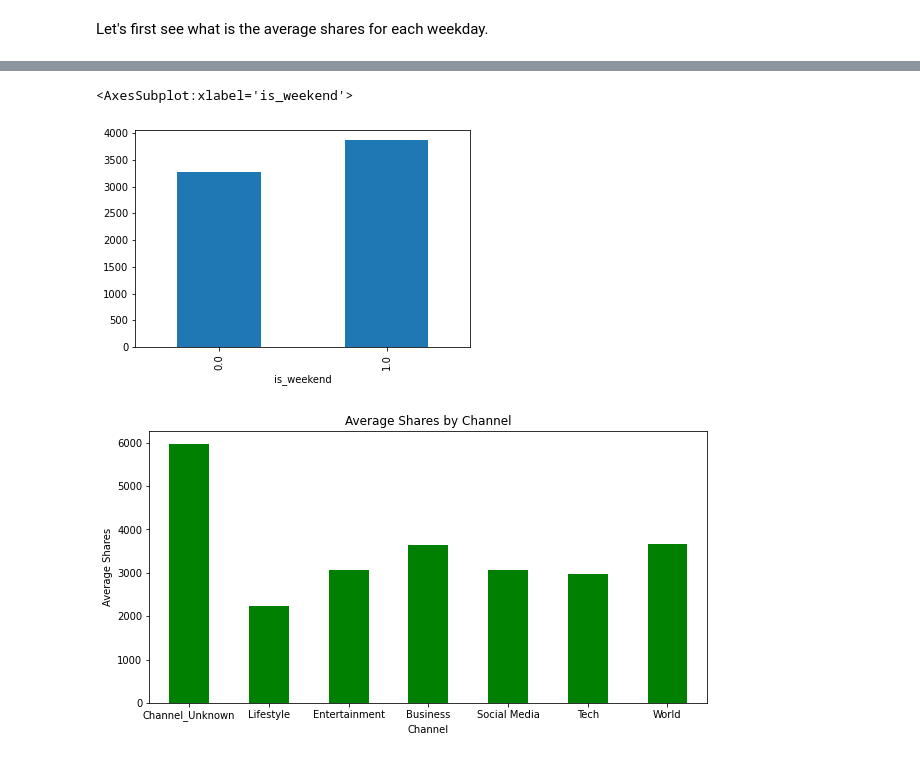
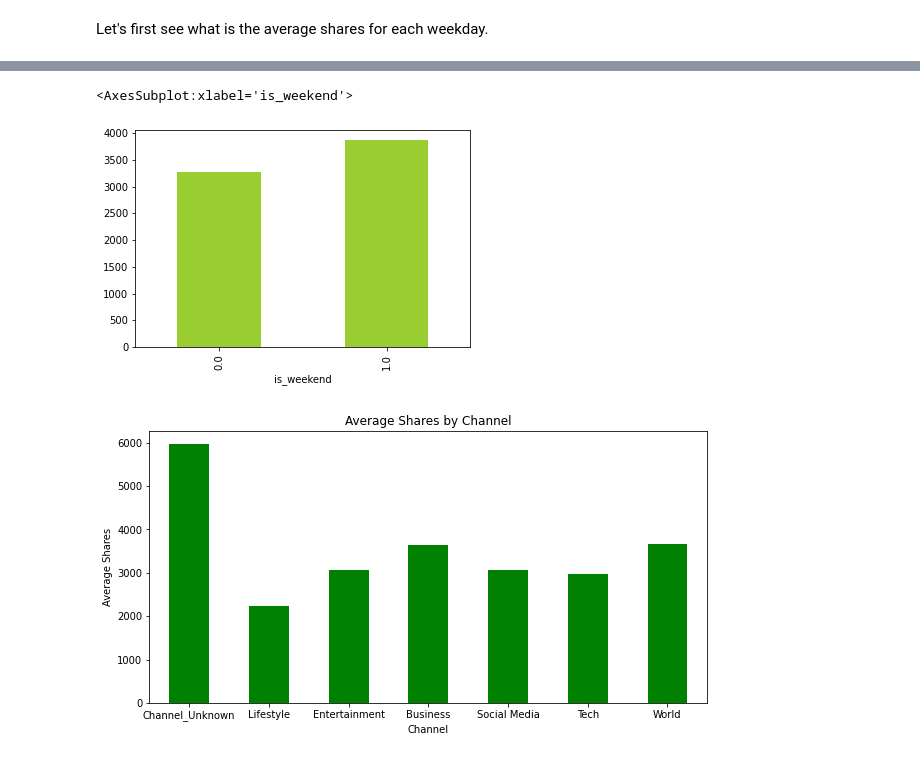
Before and after one commit to DivakarSai/python_projects, a Jupyter notebook: Online News Popularity/Analysis.ipynb, the cells around one changed output, grey strips where cells are left out. Drawn from its saved outputs; the diff is of its cells as text; code cells hidden in the pictures.

```diff
--- a/Online News Popularity/Analysis.ipynb
+++ b/Online News Popularity/Analysis.ipynb
@@ -127,11 +148,11 @@ weekday_is_sunday
 # %%
 #lets check if there is any correlation with is_weekend and shares
 
-df.groupby('is_weekend')['shares'].mean().plot(kind='bar')
+df.groupby('is_weekend')['shares'].mean().plot(kind='bar', color='yellowgreen')
 #weekend the shares are a bit more
 # %% [output]
 <AxesSubplot:xlabel='is_weekend'>
-[figure, old version]
+[figure, new version]
 # %%
 #checking by data channel
 data_channels = ['data_channel_is_lifestyle','data_channel_is_entertainment','data_channel_is_bus','data_channel_is_socmed','data_channel_is_tech','data_channel_is_world']
```
Also changed, not shown: parts of 49 cells of this notebook, 7 other files.
